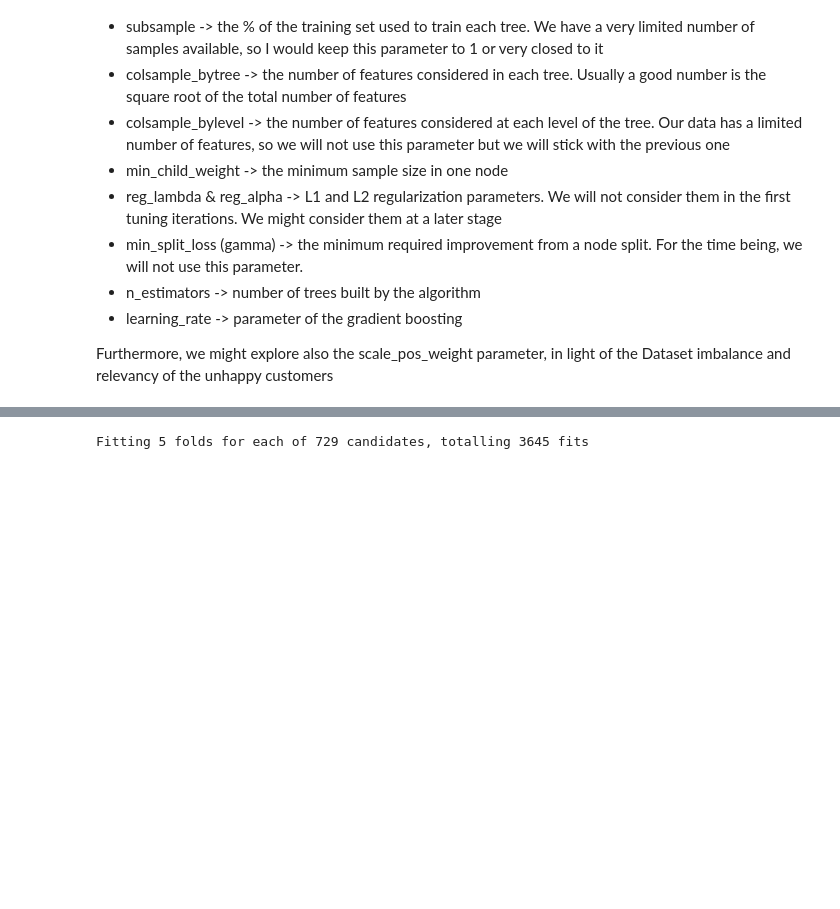
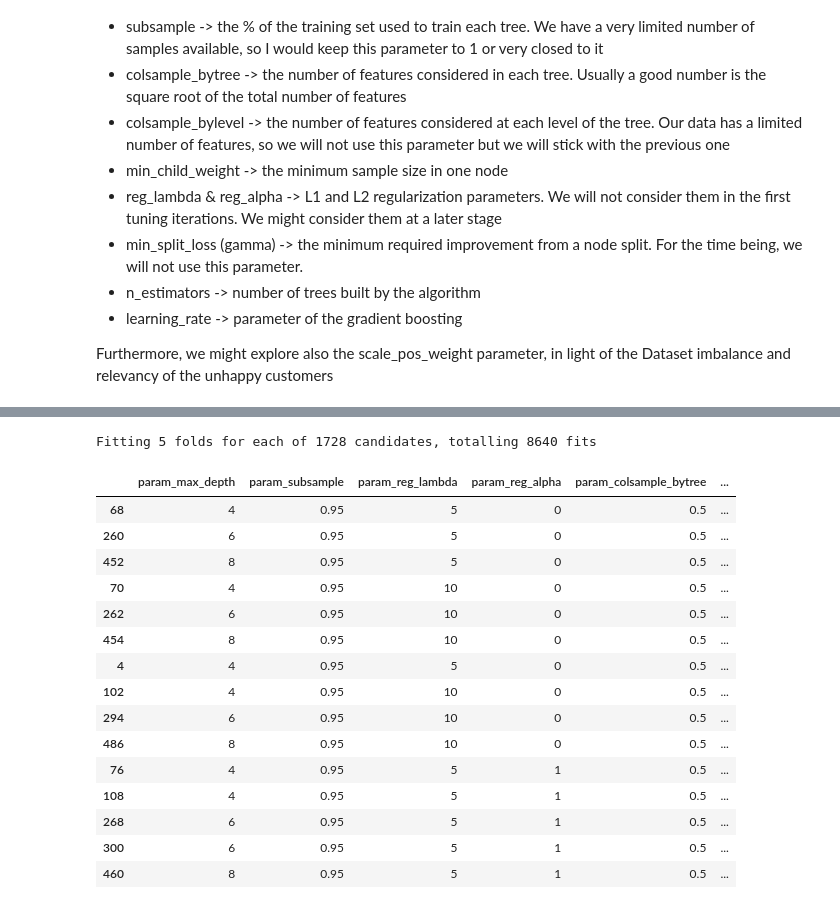
Before and after one commit to Ilvecho/Happy-Customers, a Jupyter notebook: Notebook_for_dev.ipynb, the cells around one changed output, grey strips where cells are left out. Cells and saved outputs as stored; diff of their text form; code cells hidden in the pictures; blank space fills up the shorter version.

```diff
--- a/Notebook_for_dev.ipynb
+++ b/Notebook_for_dev.ipynb
@@ -583,12 +637,12 @@ At this round of tuning, we are going to add also the regularization parameters
 # %%
 param_grid = {'max_depth': [4, 6, 8],
-              'reg_lambda': [1, 5, 10],
-              'reg_alpha': [1, 5, 10],
-              'learning_rate': [0.07, 0.1, 0.2],
-              'subsample': [0.9, 0.95, 1],
-              'n_estimators': [5, 10, 20],
-              'colsample_bytree': [0.5],
-              'min_child_weight': [5],
+              'subsample': [0.95, 1],
+              'reg_lambda': [0, 1, 5, 10],
+              'reg_alpha': [0, 1, 5, 10],
+              'colsample_bytree': [0.5, 0.67, 0.84],
+              'min_child_weight': [1, 3, 5],
+              'n_estimators': [100, 200],
+              'learning_rate': [0.01],
               'random_state': [42]}
 
 xgb = xgboost.XGBClassifier()
@@ -597,4 +651,34 @@ clf.fit(X_train, y_train)
 
 cv_results = pd.DataFrame.from_dict(clf.cv_results_)
 # %% [output]
-Fitting 5 folds for each of 729 candidates, totalling 3645 fits
+Fitting 5 folds for each of 1728 candidates, totalling 8640 fits
+# %%
+col_of_interest = ['param_max_depth',
+                   'param_subsample',
+                   'param_reg_lambda',
+                   'param_reg_alpha',
+                   'param_colsample_bytree',
+                   'param_min_child_weight',
+                   'param_n_estimators',
+                   'rank_test_score',
+                   'mean_test_score',
+                   'mean_train_score']
+relevant_values = cv_results[col_of_interest]
+relevant_values.sort_values(by=['mean_test_score', 'mean_train_score'], ascending=False).head(15)
+# %% [output]
+|  | param_max_depth | param_subsample | param_reg_lambda | param_reg_alpha | param_colsample_bytree | ... |
+| 68 | 4 | 0.95 | 5 | 0 | 0.5 | ... |
+| 260 | 6 | 0.95 | 5 | 0 | 0.5 | ... |
+| 452 | 8 | 0.95 | 5 | 0 | 0.5 | ... |
+| 70 | 4 | 0.95 | 10 | 0 | 0.5 | ... |
+| 262 | 6 | 0.95 | 10 | 0 | 0.5 | ... |
+| 454 | 8 | 0.95 | 10 | 0 | 0.5 | ... |
+| 4 | 4 | 0.95 | 5 | 0 | 0.5 | ... |
+| 102 | 4 | 0.95 | 10 | 0 | 0.5 | ... |
+| 294 | 6 | 0.95 | 10 | 0 | 0.5 | ... |
+| 486 | 8 | 0.95 | 10 | 0 | 0.5 | ... |
+| 76 | 4 | 0.95 | 5 | 1 | 0.5 | ... |
+| 108 | 4 | 0.95 | 5 | 1 | 0.5 | ... |
+| 268 | 6 | 0.95 | 5 | 1 | 0.5 | ... |
+| 300 | 6 | 0.95 | 5 | 1 | 0.5 | ... |
+| 460 | 8 | 0.95 | 5 | 1 | 0.5 | ... |
```
Also changed, not shown: parts of 49 cells of this notebook.
